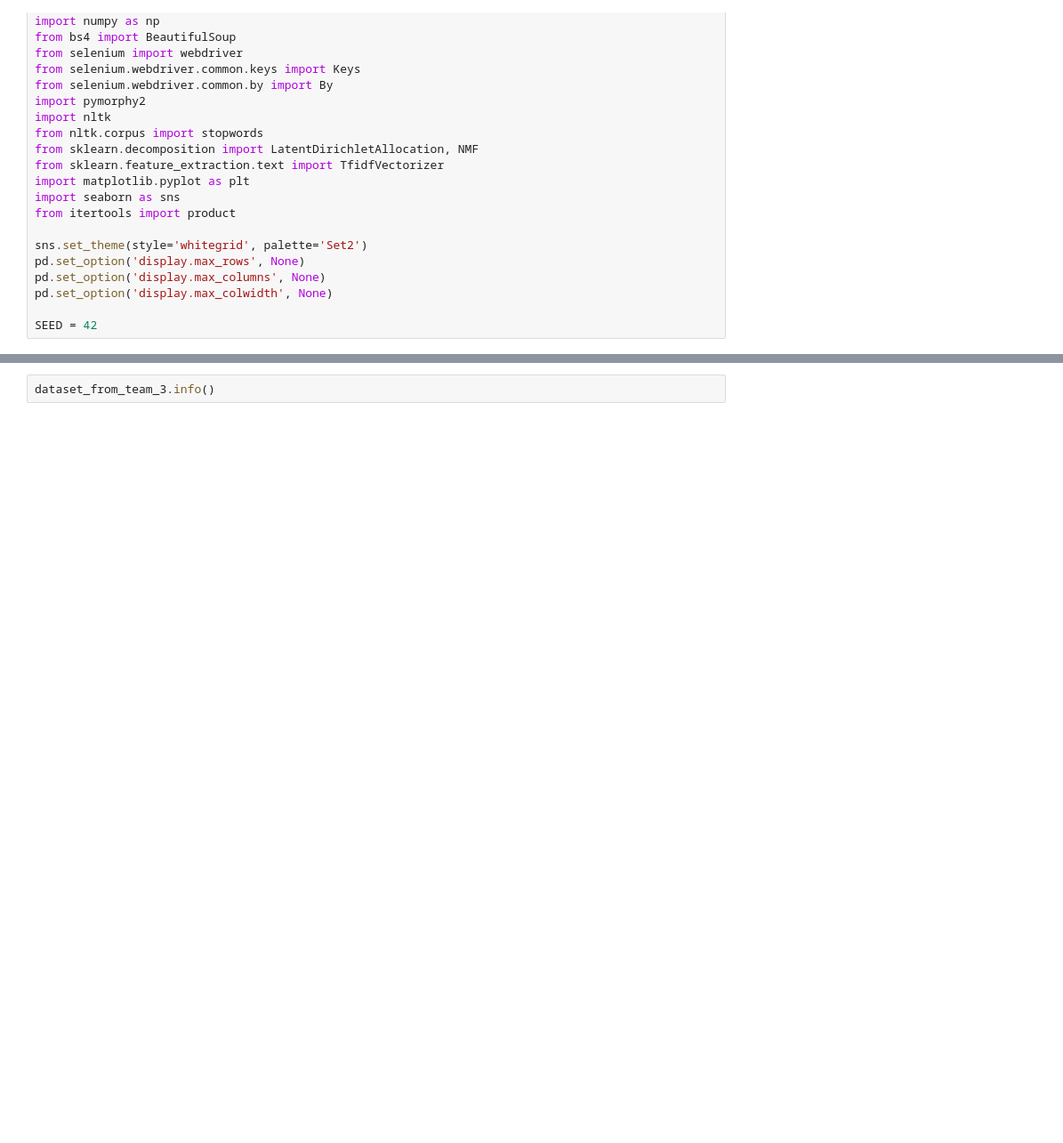
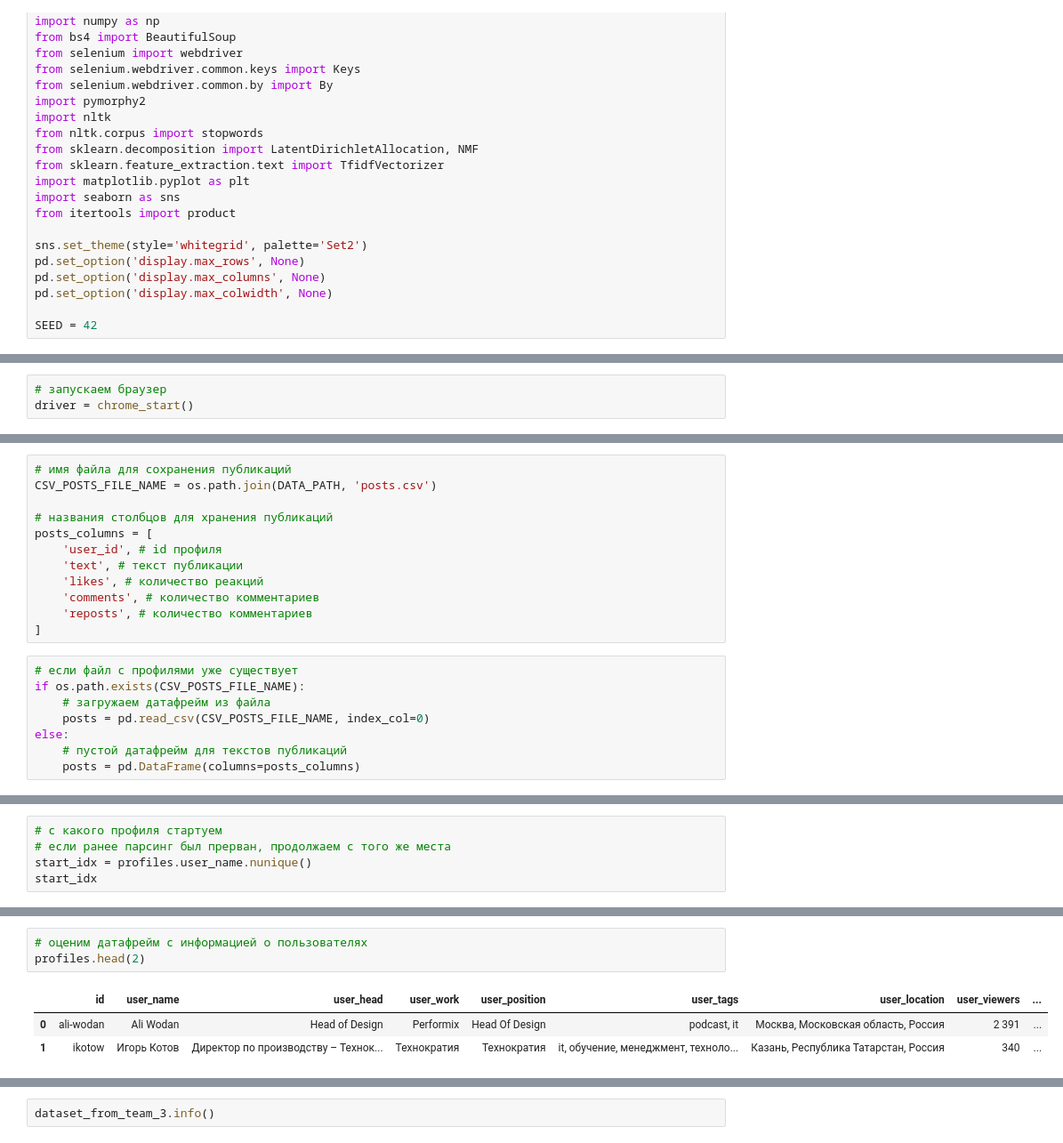
Before and after one commit to krasnoturinsk/linkedin_hackathon, a Jupyter notebook: src/unity_datasets.ipynb, the cells around one changed output, grey strips where cells are left out. Shown at 89% size. Drawn from its saved outputs; the diff is of its cells as text; blank space fills up the shorter version.

```diff
--- a/src/unity_datasets.ipynb
+++ b/src/unity_datasets.ipynb
@@ -33,0 +553,3 @@ file_path = '../datasets/'
+# %%
+# запускаем браузер
+driver = chrome_start()
@@ -33,0 +561,20 @@ file_path = '../datasets/'
+# %%
+# имя файла для сохранения публикаций
+CSV_POSTS_FILE_NAME = os.path.join(DATA_PATH, 'posts.csv')
+
+# названия столбцов для хранения публикаций
+posts_columns = [
+    'user_id', # id профиля
+    'text', # текст публикации
+    'likes', # количество реакций
+    'comments', # количество комментариев
+    'reposts', # количество комментариев
+]
+# %%
+# если файл с профилями уже существует
+if os.path.exists(CSV_POSTS_FILE_NAME):
+    # загружаем датафрейм из файла
+    posts = pd.read_csv(CSV_POSTS_FILE_NAME, index_col=0)
+else:
+    # пустой датафрейм для текстов публикаций
+    posts = pd.DataFrame(columns=posts_columns)
@@ -33,0 +583,5 @@ file_path = '../datasets/'
+# %%
+# с какого профиля стартуем
+# если ранее парсинг был прерван, продолжаем с того же места
+start_idx = profiles.user_name.nunique()
+start_idx
@@ -97,0 +721,7 @@ display(dataset_from_team_2.tail())
+# %%
+# оценим датафрейм с информацией о пользователях
+profiles.head(2)
+# %% [output]
+|  | id | user_name | user_head | user_work | user_position | user_tags | user_location | user_viewers | ... |
+| 0 | ali-wodan | Ali Wodan | Head of Design | Performix | Head Of Design | podcast, it | Москва, Московская область, Россия | 2 391 | ... |
+| 1 | ikotow | Игорь Котов | Директор по производству – Технок... | Технократия | Технократия | it, обучение, менеджмент, техноло... | Казань, Республика Татарстан, Россия | 340 | ... |
```
Also changed, not shown: parts of 187 cells of this notebook, 3 other files.
